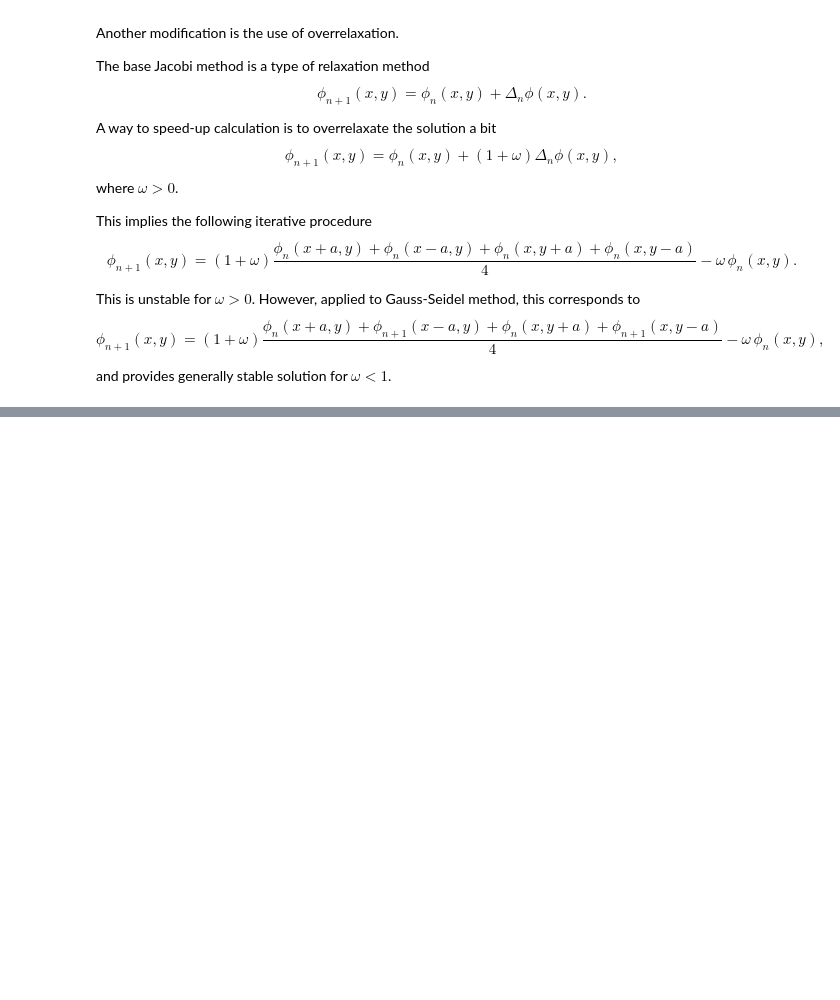
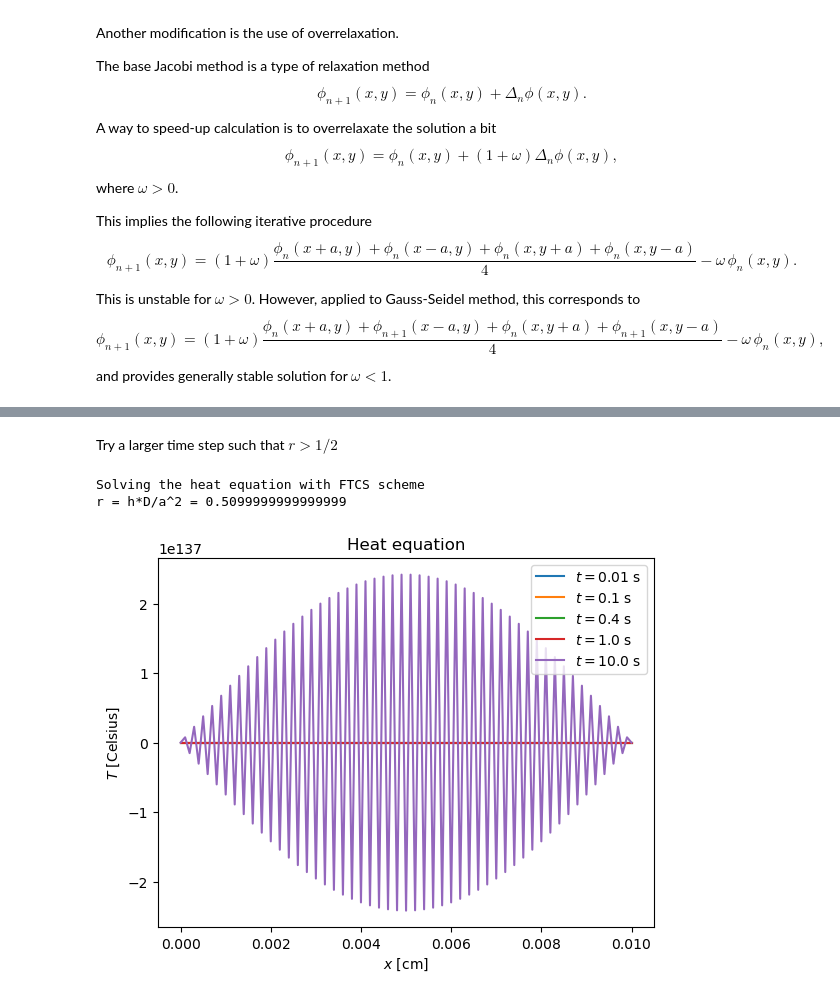
Before and after one commit to vlvovch/PHYS6350-ComputationalPhysics, a Jupyter notebook: code/10_PartialDifferentialEquations/10_PDE.ipynb, the cells around one changed output, grey strips where cells are left out. Drawn from its saved outputs; the diff is of its cells as text; code cells hidden in the pictures; blank space fills up the shorter version.

```diff
--- a/code/10_PartialDifferentialEquations/10_PDE.ipynb
+++ b/code/10_PartialDifferentialEquations/10_PDE.ipynb
@@ -307,0 +475,50 @@ Jacobi method converged in 202 iterations
+# %% [markdown]
+Try a larger time step such that $r > 1/2$
+# %%
+%%time
+
+# Constants
+L = 0.01      # Thickness of steel in meters
+D = 4.25e-6   # Thermal diffusivity
+N = 100       # Number of divisions in grid
+a = L/N       # Grid spacing
+h = 1.2e-3      # Time-step (in s)
+
+print("Solving the heat equation with FTCS scheme")
+print("r = h*D/a^2 =",h*D/a**2)
+
+Tlo  = 0.0     # Low temperature in Celsius
+Tmid = 20.0    # Intermediate temperature in Celsius
+Thi  = 50.0    # High temperature in Celsius
+
+# Initialize
+u = np.zeros([N+1],float)
+# Initial temperature
+u[1:N] = Tmid
+# Boundary conditions
+u[0] = Thi
+u[N] = Tlo
+
+# For the output
+times    = [ 0.01, 0.1, 0.4, 1.0, 10.0 ]
+profiles = []
+xk       = [k*a for k in range(0,N+1)]
+
+current_time = 0.
+for time in times:
+    nsteps = round((time - current_time)/h)
+    u = heat_FTCS_solve(u, h, nsteps, a, D)
+    profiles.append(u.copy())
+    current_time = time
+
+plt.title("Heat equation")
+plt.xlabel('${x}$ [cm]')
+plt.ylabel('${T}$ [Celsius]')
+for i in range(len(times)):
+    plt.plot(xk,profiles[i],label="${t=}$" + str(times[i]) + " s")
+plt.legend()
+plt.show()
+# %% [output]
+Solving the heat equation with FTCS scheme
+r = h*D/a^2 = 0.5099999999999999
+[figure, added]
```
Also changed, not shown: parts of 47 cells of this notebook, 12 other files.
